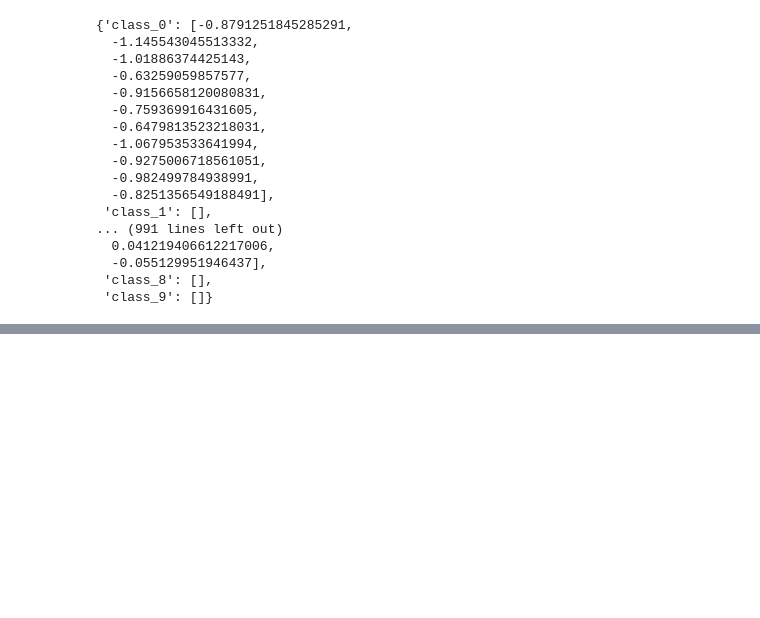
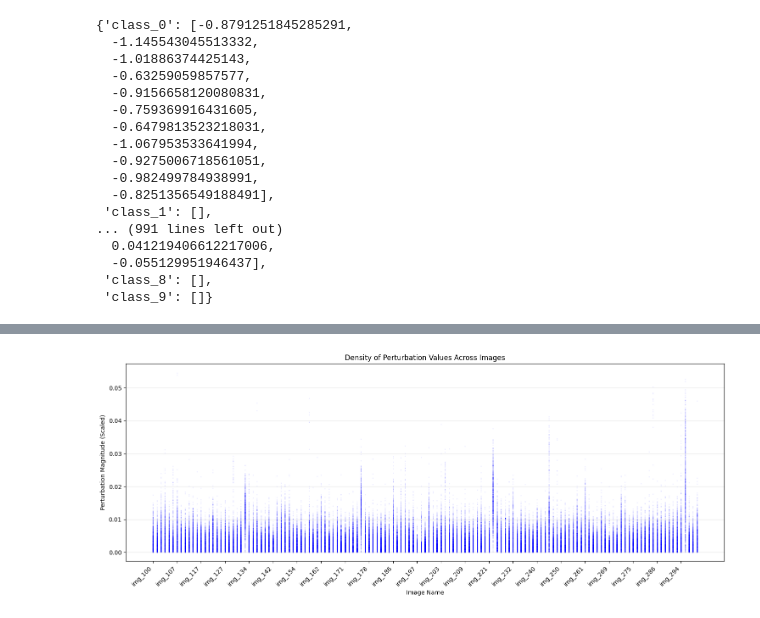
Before and after one commit to wz7475/black-box-adversarial-attacks, a Jupyter notebook: notebooks/mean_perturabation.ipynb, the cells around one changed output, grey strips where cells are left out. Drawn from its saved outputs; the diff is of its cells as text; code cells hidden in the pictures; blank space fills up the shorter version.

```diff
--- a/notebooks/mean_perturabation.ipynb
+++ b/notebooks/mean_perturabation.ipynb
@@ -129,0 +131,75 @@ plt.show()
+# %%
+# Create a density scatter plot of all perturbation values
+x_coords = []
+y_values = []
+valid_img_names = []
+
+# Get sorted image names to maintain consistent x-axis order
+sorted_all_img_names = sorted(img_name_mean_and_std_dev.keys())
+
+# Index counter for the x-axis
+current_x_idx = 0
+
+for img_name in sorted_all_img_names:
+    # Check if this image has valid data (based on your previous logic)
+    if img_name_mean_and_std_dev[img_name]["mean"] is None:
+        continue
+
+    # Ensure image exists in the dataframe
+    if img_name not in diff_df.columns:
+        continue
+
+    # Retrieve the raw dictionary of classes
+    data_classes = diff_df[img_name]["classes"]
+
+    # Collect all values across all classes for this image
+    all_vals_img = []
+    for class_idx in classes:
+        if class_idx in data_classes:
+            all_vals_img.extend(data_classes[class_idx])
+
+    # Apply the same normalization/scaling logic as before
+    # v / 3072 ** 0.5
+    scale_factor = 3072 ** 0.5
+    scaled_vals = [v / scale_factor for v in all_vals_img]
+
+    # Take absolute value as done in the mean/std calculation
+    abs_vals = np.abs(scaled_vals)
+
+    # Append data for plotting
+    # We assign the same x-coordinate (current_x_idx) to all points belonging to this image
+    x_coords.extend([current_x_idx] * len(abs_vals))
+    y_values.extend(abs_vals)
+
+    valid_img_names.append(img_name)
+    current_x_idx += 1
+
+# Plotting
+plt.figure(figsize=(15, 6))
+
+# Use a high transparency (alpha) and small point size (s) to visualize density
+plt.scatter(x_coords, y_values, s=1, alpha=0.05, color='blue', rasterized=True)
+
+plt.xlabel('Image Name')
+plt.ylabel('Perturbation Magnitude (Scaled)')
+plt.title('Density of Perturbation Values Across Images')
+
+# Adjust x-axis ticks to match the valid images indices
+# Since there are many images, we only label a subset to avoid clutter
+step = max(1, len(valid_img_names) // 20)
+plt.xticks(
+    ticks=np.arange(0, len(valid_img_names), step),
+    labels=[valid_img_names[i] for i in range(0, len(valid_img_names), step)],
+    rotation=45,
+    ha='right'
+)
+
+# Optional: Match the style of the previous plot (no x-ticks on bottom)
+# Uncomment the following lines if you prefer to hide the labels completely
+# plt.tick_params(axis='x', which='both', bottom=False, top=False, labelbottom=False)
+
+plt.grid(True, alpha=0.3, axis='y')
+plt.tight_layout()
+plt.show()
+# %% [output]
+[figure, added]
```
Also changed, not shown: parts of 7 cells of this notebook, 1 other file.
